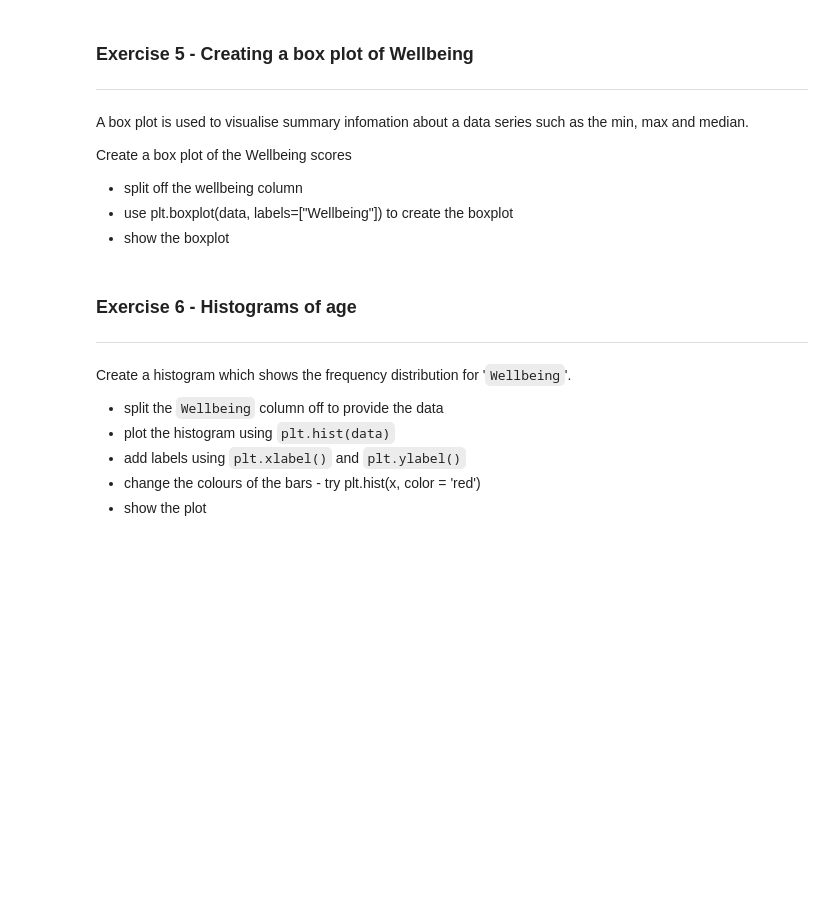
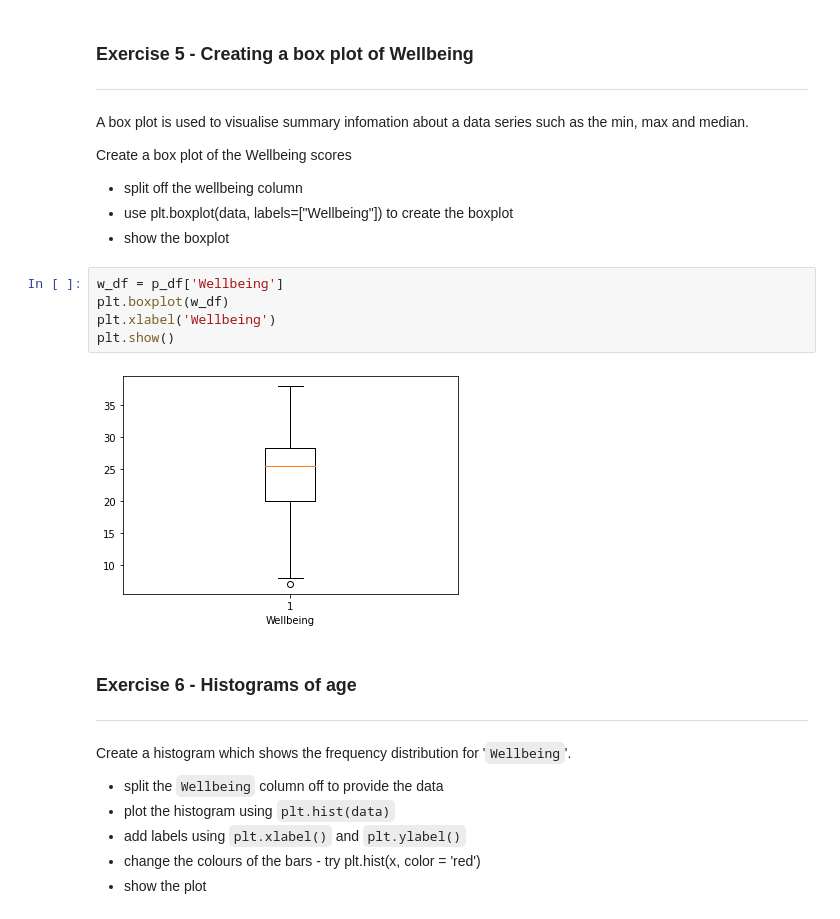
Before and after one commit to ttevhide/Programming-for-Data, a Jupyter notebook: 7_1_Visualisation_with_matplotlib.ipynb, the cells around one changed output. Cells and saved outputs as stored; diff of their text form; blank space fills up the shorter version.

```diff
--- a/7_1_Visualisation_with_matplotlib.ipynb
+++ b/7_1_Visualisation_with_matplotlib.ipynb
@@ -162,6 +187,13 @@ Create a box plot of the Wellbeing scores
 *  split off the wellbeing column
 *  use plt.boxplot(data, labels=["Wellbeing"]) to create the boxplot
 *  show the boxplot
+# %%
+w_df = p_df['Wellbeing']
+plt.boxplot(w_df)
+plt.xlabel('Wellbeing')
+plt.show()
+# %% [output]
+[figure, added]
 # %% [markdown]
 ### Exercise 6 - Histograms of  age
 ---
```
Also changed, not shown: parts of 9 cells of this notebook.
